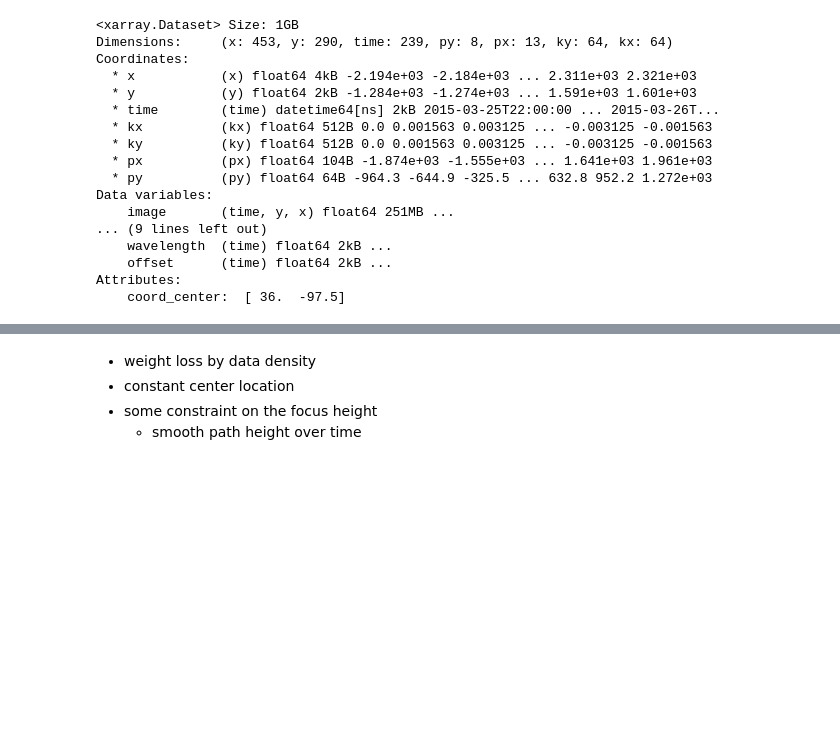
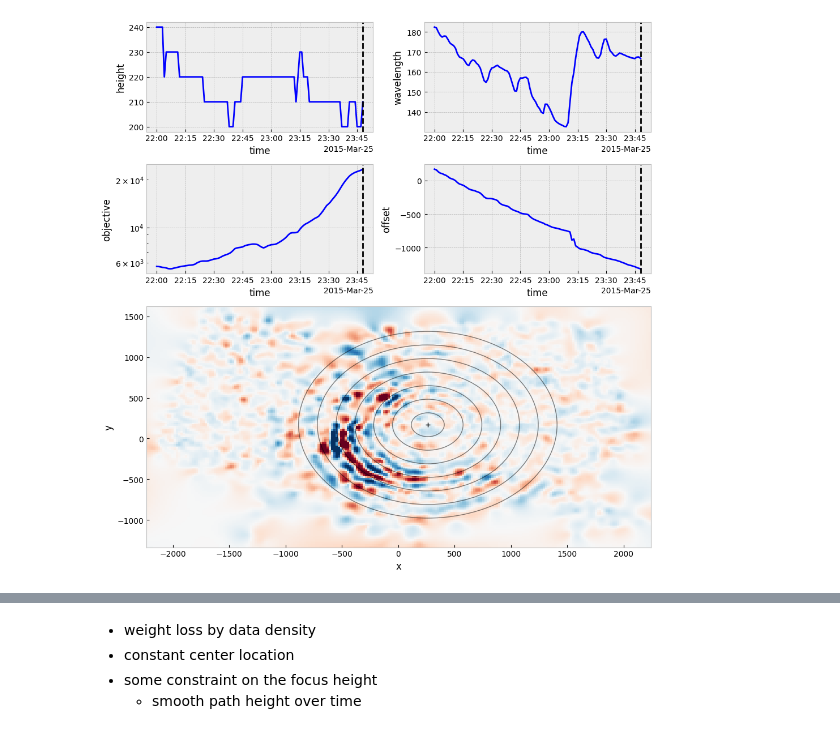
Before and after one commit to gregstarr/gnss-tid, a Jupyter notebook: analysis.ipynb, the cells around one changed output, grey strips where cells are left out. Saved outputs shown, nothing was run; the diff lists cells and outputs as text; code cells hidden in the pictures; blank space fills up the shorter version.

```diff
--- a/analysis.ipynb
+++ b/analysis.ipynb
@@ -4,23 +7,9 @@ data = xarray.open_dataset("/homes/starrgw1/code/gnss-tid/outputs/2024-11-22/10-
-# %%
-data
-# %% [output]
-<xarray.Dataset> Size: 1GB
-Dimensions:     (x: 453, y: 290, time: 239, py: 8, px: 13, ky: 64, kx: 64)
-Coordinates:
-  * x           (x) float64 4kB -2.194e+03 -2.184e+03 ... 2.311e+03 2.321e+03
-  * y           (y) float64 2kB -1.284e+03 -1.274e+03 ... 1.591e+03 1.601e+03
-  * time        (time) datetime64[ns] 2kB 2015-03-25T22:00:00 ... 2015-03-26T...
-  * kx          (kx) float64 512B 0.0 0.001563 0.003125 ... -0.003125 -0.001563
-  * ky          (ky) float64 512B 0.0 0.001563 0.003125 ... -0.003125 -0.001563
-  * px          (px) float64 104B -1.874e+03 -1.555e+03 ... 1.641e+03 1.961e+03
-  * py          (py) float64 64B -964.3 -644.9 -325.5 ... 632.8 952.2 1.272e+03
-Data variables:
-    image       (time, y, x) float64 251MB ...
-... (9 lines left out)
-    wavelength  (time) float64 2kB ...
-    offset      (time) float64 2kB ...
-Attributes:
-    coord_center:  [ 36.  -97.5]
+# %%
+import gnss_tid.plotting
+
+gnss_tid.plotting.make_animation(data, "plots/event.gif")
+# %% [output]
+[figure, added]
 # %%
 from matplotlib import pyplot as plt
 import numpy as np
```
Also changed, not shown: parts of 3 cells of this notebook, 5 other files.
